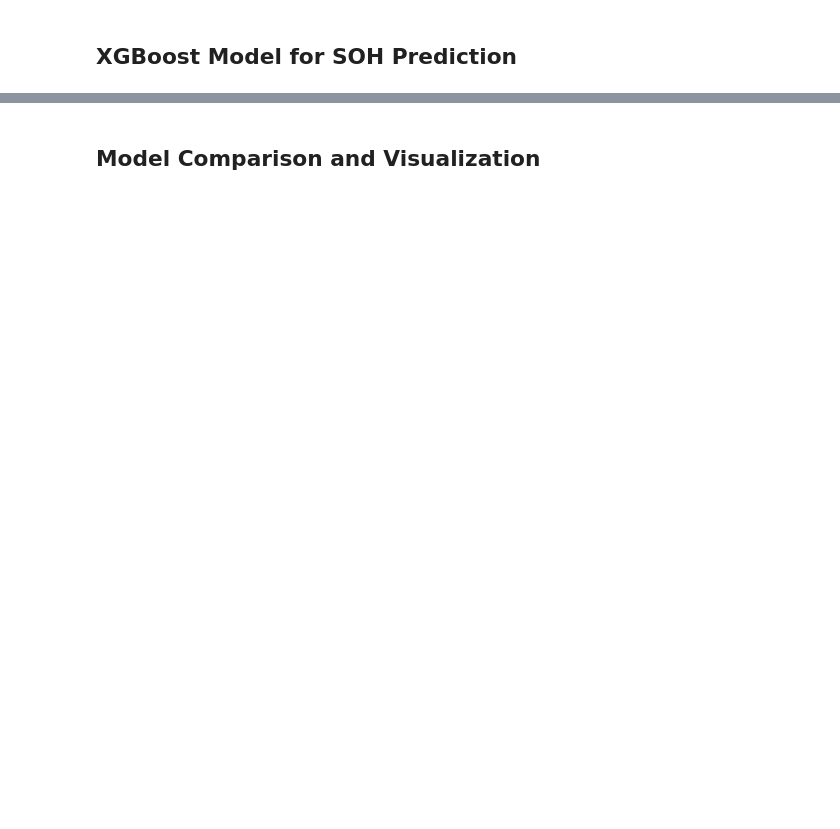
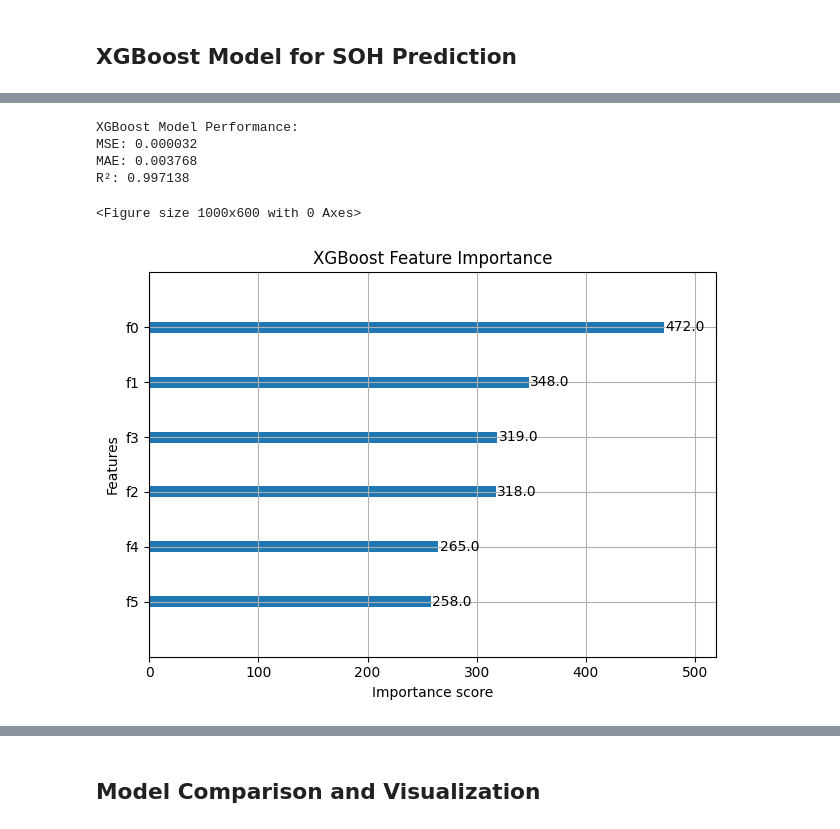
Before and after one commit to krithicswaroopan/Li-ion_Battery-Performance-Prediction, a Jupyter notebook: notebooks/battery_prediction.ipynb, the cells around one changed output, grey strips where cells are left out. Cells and saved outputs as stored; diff of their text form; code cells hidden in the pictures; blank space fills up the shorter version.

```diff
--- a/notebooks/battery_prediction.ipynb
+++ b/notebooks/battery_prediction.ipynb
@@ -174,3 +189,56 @@ xgb_model.fit(
+# %%
+# Train XGBoost model
+xgb_model = xgb.XGBRegressor(
+    n_estimators=100,
+    learning_rate=0.1,
+    max_depth=5,
+    min_child_weight=1,
+    subsample=0.8,
+    colsample_bytree=0.8,
+    random_state=42
+)
+
+# Create evaluation sets (similar to original)
+eval_set = [(X_train_xgb, y_train_xgb), (X_test_xgb, y_test_xgb)]
+
+# Basic fit with evaluation
+xgb_model.fit(
+    X_train_xgb,
+    y_train_xgb,
+    eval_set=eval_set,
+    verbose=False
+)
+
+# If you want to implement early stopping manually, you can do:
+best_iteration = xgb_model.best_iteration if hasattr(xgb_model, 'best_iteration') else None
+if best_iteration:
+    print(f"Best iteration: {best_iteration}")
+
+# Evaluate XGBoost model
+y_pred_xgb = xgb_model.predict(X_test_xgb)
+
+xgb_mse = mean_squared_error(y_test_xgb, y_pred_xgb)
+xgb_mae = mean_absolute_error(y_test_xgb, y_pred_xgb)
+xgb_r2 = r2_score(y_test_xgb, y_pred_xgb)
+
+print(f"XGBoost Model Performance:")
+print(f"MSE: {xgb_mse:.6f}")
+print(f"MAE: {xgb_mae:.6f}")
+print(f"R²: {xgb_r2:.6f}")
+
+# Plot feature importance (as in original)
+plt.figure(figsize=(10, 6))
+xgb.plot_importance(xgb_model, max_num_features=10)
+plt.title('XGBoost Feature Importance')
+plt.tight_layout()
+plt.show()
+# %% [output]
+XGBoost Model Performance:
+MSE: 0.000032
+MAE: 0.003768
+R²: 0.997138
+<Figure size 1000x600 with 0 Axes>
+[figure, added]
 # %%
 # Evaluate XGBoost model
 y_pred_xgb = xgb_model.predict(X_test_xgb)
```
Also changed, not shown: parts of 11 cells of this notebook, 14 other files.
